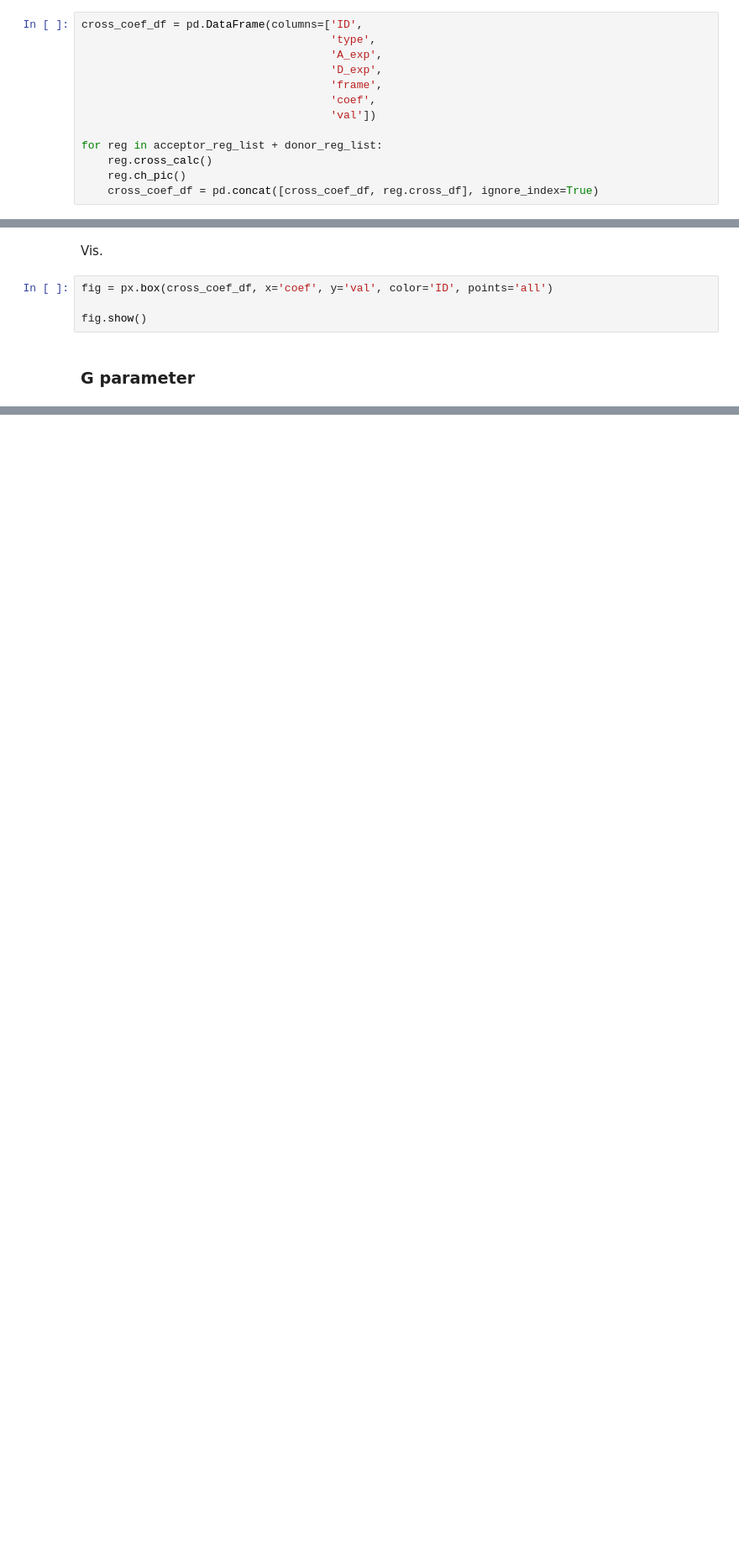
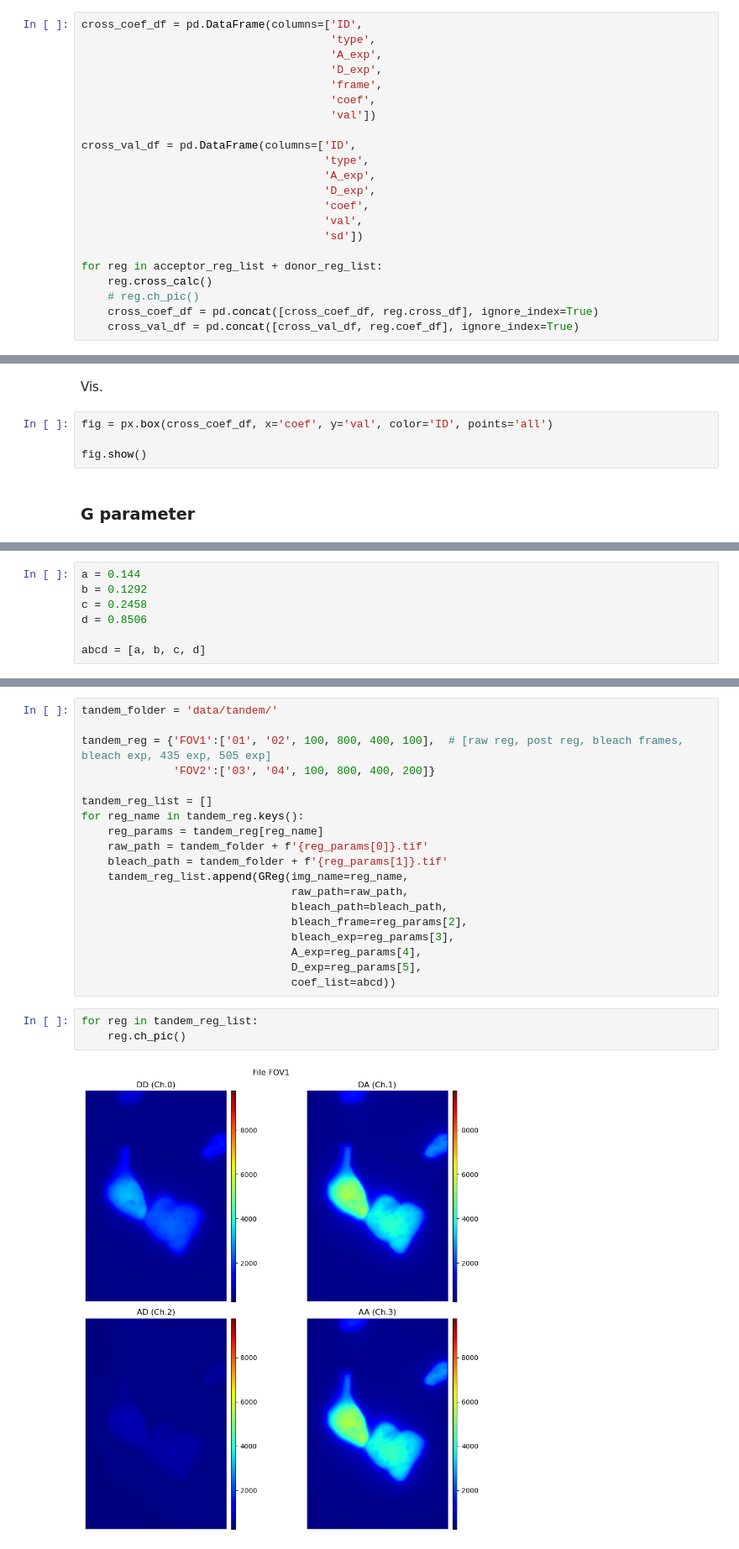
Before and after one commit to wisstock/FRETrans, a Jupyter notebook: coef_calc.ipynb, the cells around one changed output, grey strips where cells are left out. Shown at 84% size. Cells and saved outputs as stored; diff of their text form; blank space fills up the shorter version.

Commit message:
G parameter calc in progress

```diff
--- a/coef_calc.ipynb
+++ b/coef_calc.ipynb
@@ -318,7 +336,16 @@ cross_coef_df = pd.DataFrame(columns=['ID',
                                       'coef',
                                       'val'])
 
+cross_val_df = pd.DataFrame(columns=['ID',
+                                     'type',
+                                     'A_exp',
+                                     'D_exp',
+                                     'coef',
+                                     'val',
+                                     'sd'])
+
 for reg in acceptor_reg_list + donor_reg_list:
     reg.cross_calc()
-    reg.ch_pic()
+    # reg.ch_pic()
     cross_coef_df = pd.concat([cross_coef_df, reg.cross_df], ignore_index=True)
+    cross_val_df = pd.concat([cross_val_df, reg.coef_df], ignore_index=True)
@@ -332,0 +537,7 @@ fig.show()
+# %%
+a = 0.144
+b = 0.1292
+c = 0.2458
+d = 0.8506
+
+abcd = [a, b, c, d]
@@ -332,0 +546,24 @@ fig.show()
+# %%
+tandem_folder = 'data/tandem/'
+
+tandem_reg = {'FOV1':['01', '02', 100, 800, 400, 100],  # [raw reg, post reg, bleach frames, bleach exp, 435 exp, 505 exp]
+              'FOV2':['03', '04', 100, 800, 400, 200]}
+
+tandem_reg_list = []
+for reg_name in tandem_reg.keys():
+    reg_params = tandem_reg[reg_name]
+    raw_path = tandem_folder + f'{reg_params[0]}.tif'
+    bleach_path = tandem_folder + f'{reg_params[1]}.tif'
+    tandem_reg_list.append(GReg(img_name=reg_name,
+                                raw_path=raw_path,
+                                bleach_path=bleach_path,
+                                bleach_frame=reg_params[2],
+                                bleach_exp=reg_params[3],
+                                A_exp=reg_params[4],
+                                D_exp=reg_params[5],
+                                coef_list=abcd))
+# %%
+for reg in tandem_reg_list:
+    reg.ch_pic()
+# %% [output]
+[figure, added]
```
Also changed, not shown: parts of 12 cells of this notebook.
